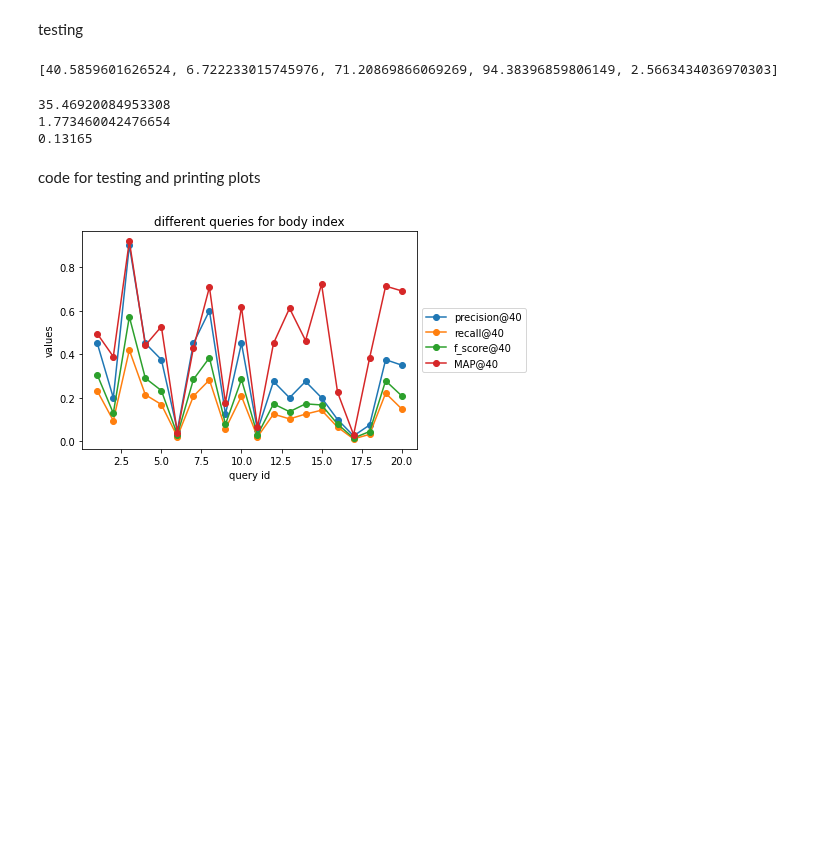
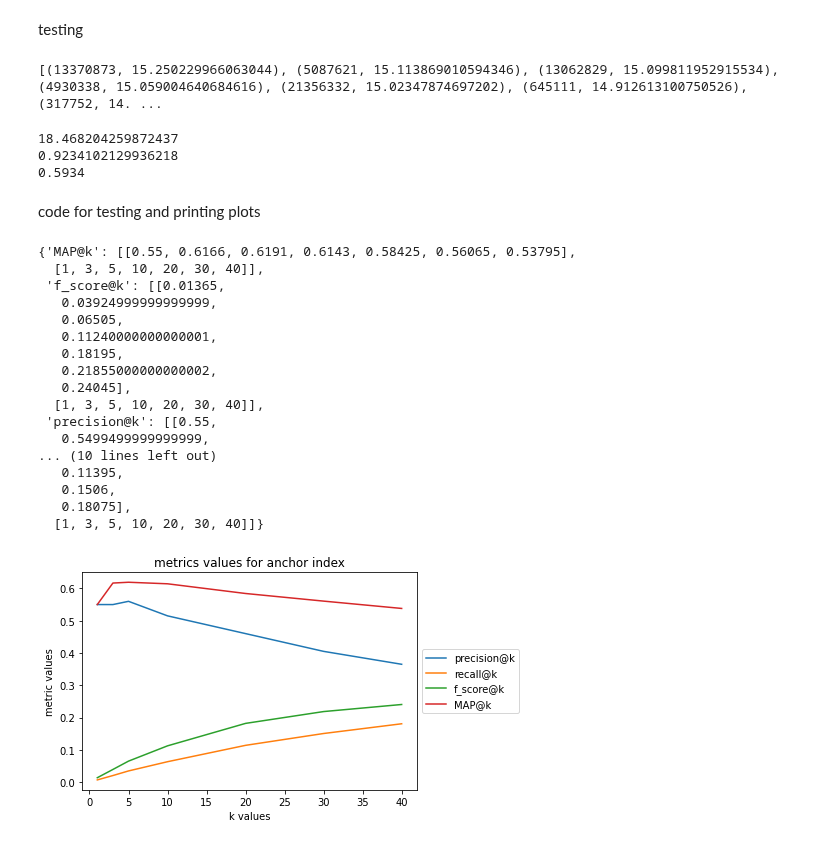
Before and after one commit to noa-blenkitny/WikipediaSearchEngine, a Jupyter notebook: testing_and_evaluations.ipynb, the cells around one changed output. Cells and saved outputs as stored; diff of their text form; code cells hidden in the pictures; blank space fills up the shorter version.

```diff
--- a/testing_and_evaluations.ipynb
+++ b/testing_and_evaluations.ipynb
@@ -53,3 +53,7 @@ anchor_index = InvertedIndex.read_index('/content/drive/MyDrive/IR_Project/final
+# %%
+bm25_T = InvertedIndex.read_index('/content/drive/MyDrive/IR_Project/final_indexes/postings_gcp/',"bm25_T")
+bm25_B = InvertedIndex.read_index('/content/drive/MyDrive/IR_Project/final_indexes/postings_gcp/',"bm25_B")
+bm25_A = InvertedIndex.read_index('/content/drive/MyDrive/IR_Project/final_indexes/postings_gcp/',"bm25_A")
 # %%
 queries=[(1,{'question':"python",'relevance_assessments': [23862, 23329, 53672527, 21356332, 4920126, 5250192, 819149, 46448252, 83036, 88595, 18942, 696712, 2032271, 1984246, 5204237, 645111, 18384111, 3673376, 25061839, 271890, 226402, 2380213, 1179348, 15586616, 50278739, 19701, 3596573, 4225907, 19160, 1235986, 6908561, 3594951, 18805500, 5087621, 25049240, 2432299, 381782, 9603954, 390263, 317752, 38007831, 2564605, 13370873, 2403126, 17402165, 23678545, 7837468, 23954341, 11505904, 196698, 34292335, 52042, 2247376, 15858, 11322015, 13062829, 38833779, 7800160, 24193668, 440018, 54351136, 28887886, 19620, 23045823, 43003632, 746577, 1211612, 8305253, 14985517, 30796675, 51800, 964717, 6146589, 13024, 11583987, 57294217, 27471338, 5479462]}),
  (2,{'question':"data science",'relevance_assessments': [35458904, 2720954, 54415758, 233488, 12487489, 48364486, 487132, 416589, 27051151, 66414222, 18985040, 4141563, 376707, 67092078, 61624594, 59591015, 49681, 55052729, 31663650, 35757264, 63995662, 3461736, 56499662, 43003632, 26685, 10147369, 24932989, 66982525, 5323, 46207323, 8495, 31915311, 51552534, 64057049, 45443335, 37849704, 42149032, 63198823, 38833779, 26880450, 39171985, 5213, 44133735, 28486111, 48972018, 23943140, 17740009, 49954680, 28326718, 63016369, 56023027, 58731, 55207134, 62798611, 65732625, 58255666, 68181697, 47892671, 1309220, 65499427, 58255600, 47638279, 46626475, 46374359, 53343108, 173332, 7671, 18745015, 50565707, 57143357, 45112545, 63148404, 50533783, 51112472, 49281083, 51505979, 1181008, 56731447, 59116880, 51578025, 21462612, 1765779, 39675445, 42253]}),
@@ -70,7 +74,17 @@ queries=[(1,{'question':"python",'relevance_assessments': [23862, 23329, 5367252
  (17,{'question':"what to watch",'relevance_assessments': [55840499, 40475635, 48308444, 65766671, 175537, 7235116, 164376, 42262371, 60883, 53066659, 989858, 302808, 37331423, 18948312, 4552880, 13612929, 55864774, 35729649, 1350109, 52766120, 147143, 55411770, 6920292, 38539, 29831, 23776, 20840, 50276487, 3470969, 59480957, 617668, 33279717, 63704575, 65693607, 57944031, 27306717, 1732642, 32255505, 37061023, 43379979, 19508643, 58150649, 2381862, 21899417, 40438099, 40030145, 6405787, 504230, 925736, 60446377, 37669357, 44146329, 54647064, 66938917, 64704775, 169672, 40867822, 5230872, 66259016, 67736156, 13690215, 342398, 57579192, 394697, 33757091, 55825336, 1068736, 2009711, 47778072, 41451023, 35306910, 31607, 56789255, 18383702, 1492414, 37901793, 2650227, 7152087, 60587209, 818234, 66814247, 59800766, 2387993, 66255918, 63241742, 4765530, 27375211, 21863425, 618856]}),
  (18,{'question':"best marvel movie",'relevance_assessments': [57069491, 65967176, 42163310, 878659, 27306717, 41677925, 1074657, 44240443, 17296107, 60952488, 43603241, 22114132, 46208997, 36450985, 41974555, 56289672, 60616450, 59502488, 33038861, 61699239, 61651800, 39368416, 29129051, 55935213, 54537218, 62372638, 60774345, 63090183, 37497391, 51430647, 67229718, 9110929, 61329320, 44254295, 41974496, 200563, 58481694, 48530084, 56289572, 22144990, 612052, 59162931, 55511148, 55511147, 61073786, 59892, 36484005, 36484254, 66423851, 62482816, 1275470, 5676692, 7927053, 60754840, 26999426, 60744481, 56289553, 60463979, 701741, 60283633, 1129847, 36439749, 4451883, 55511155, 22144721, 45359871, 723126, 43655965, 57275457, 12673434, 43867095, 26763420, 39293265, 15003874, 41668588, 61592102, 67063919, 11891433, 64057670, 61513780, 39345917, 67063906, 1221476, 41008758, 60587000, 7729, 2152196, 5027882, 509738, 403585, 26866372, 1339248, 3473503, 4148655]}),
  (19,{'question':"how tall is the eiffel tower",'relevance_assessments': [9232, 31655286, 4465969, 50230910, 35392555, 17664319, 548182, 148869, 34080, 64487, 12232, 38253534, 1278990, 705310, 1849140, 37882040, 305175, 41731654, 5486819, 38345627, 222491, 48534532, 61371, 5065635, 1273047, 881491, 40797848, 6788, 10000, 595149, 43617005, 64437720, 580320, 24001, 5052869, 5028853, 6112, 43825684, 22910214, 13338662, 16990777, 39902695, 7424280, 2040288, 3945278, 167585, 1632912, 13065408, 59917348, 27218900, 1884312, 4539416, 71899, 38342244, 308868, 12629761, 61402898, 19931851, 66273148, 384286, 5763069, 19437928, 8166922, 4649105, 1525546, 26775738, 671331, 2730731]}),
- (20,{'question':"where does vanilla flavoring come from",'relevance_assessments': [828085, 32623, 228190, 25311310, 1183972, 240668, 1808135, 10133081, 9917505, 297576, 10591, 5961225, 12897776, 4105482, 27944015, 7368588, 31591921, 431786, 64085, 12209015, 3342275, 21828, 42416319, 7082459, 48212, 529439, 7089, 704826, 228234, 225870, 3651805, 2837891, 976456, 3214240, 23054130, 54587, 8073864, 40783886, 48936348, 634940, 222266, 62149, 25342571, 167891, 241559, 4456418, 7778546, 50280699, 19886, 1188562, 249116, 6690, 35292743, 60862228, 3546873, 348499, 60088597, 113092, 180251, 7438610, 2668736, 55539, 849869, 3111871, 54840207, 64088, 2005216, 507776, 1124192, 304091, 49090939, 39727947, 1063168, 56069398, 84241, 1670565, 3631020, 566114, 1471058, 4979006, 1902624, 1613163, 654732, 937047, 16749463, 2142071, 30224834, 2208584, 34482422, 41580016, 2190209, 23139600, 24056098, 53469]})]
+ (20,{'question':"where does vanilla flavoring come from",'relevance_assessments': [828085, 32623, 228190, 25311310, 1183972, 240668, 1808135, 10133081, 9917505, 297576, 10591, 5961225, 12897776, 4105482, 27944015, 7368588, 31591921, 431786, 64085, 12209015, 3342275, 21828, 42416319, 7082459, 48212, 529439, 7089, 704826, 228234, 225870, 3651805, 2837891, 976456, 3214240, 23054130, 54587, 8073864, 40783886, 48936348, 634940, 222266, 62149, 25342571, 167891, 241559, 4456418, 7778546, 50280699, 19886, 1188562, 249116, 6690, 35292743, 60862228, 3546873, 348499, 60088597, 113092, 180251, 7438610, 2668736, 55539, 849869, 3111871, 54840207, 64088, 2005216, 507776, 1124192, 304091, 49090939, 39727947, 1063168, 56069398, 84241, 1670565, 3631020, 566114, 1471058, 4979006, 1902624, 1613163, 654732, 937047, 16749463, 2142071, 30224834, 2208584, 34482422, 41580016, 2190209, 23139600, 24056098, 53469]}),
+  (21,{'question':"best ice cream flavour",'relevance_assessments': [42416319, 30224834, 48212, 21828, 745000, 3342275, 23054130, 25311310, 2837891, 1124192, 978236, 1188562, 7082459, 47270314, 3651805, 2606761, 40783886, 34482422, 2298022, 6311077, 43334967, 24056098, 483473, 2190209, 11859370, 44309134, 17634819, 54595558, 39817115, 1889217, 897934, 2142071, 36906301, 1412877, 3644514, 42360671, 53354661, 22757645, 23114830, 2831887, 548336, 566114, 872876, 12209015, 42393261, 515436, 657055, 19558531, 8703840, 58534087, 50727159, 1532857, 362124, 40790752, 1092688, 5266044, 1531621, 37652572, 1207268, 1493164, 14342785, 7660130, 64594706, 2446518, 16969340, 20439501, 29538871, 18944151, 60888779, 33481262, 50498250, 430008, 2246339, 60395596, 6889129]}),
+  (22,{'question':"how to tie a tie",'relevance_assessments': [6974438, 298232, 1517154, 6159650, 491172, 2881613, 6719413, 38464202, 2881547, 609528, 435492, 30597745, 37469, 59024, 371327, 2078529, 8491563, 40536338, 37421, 40774543, 5118574, 2766942, 4673201, 2636347, 559339, 20327832, 17412253, 426315, 6060889, 2110221, 17566205, 529780, 337814, 5270659, 7273911, 249858, 32468394, 16887435, 903052, 4676317, 47419336, 49355, 1807656, 19960341, 44547, 7775525, 48253954, 29604056, 469664, 9066654, 8133498, 52281147, 24997576, 37454, 9952602, 16938429, 7154355, 22199452, 912227, 22549390, 1632324, 9675171, 8867983, 3294758, 57591892, 5563310, 2297090, 7718500, 35973111, 50795, 4553108, 4660251, 20323494, 3493102, 5302000, 3013373, 14438844, 498076, 8100167, 12356944, 4169317, 3664299, 801978, 42980570, 27833186]}),
+  (23,{'question':"how to earn money online",'relevance_assessments': [17362858, 8957449, 13612149, 51895777, 60898024, 50683920, 42471422, 8983183, 63295665, 484030, 3206057, 1847385, 52412294, 31452088, 1012806, 59440349, 195809, 703758, 15037, 1279101, 2095532, 17418777, 805626, 6050003, 19390, 19776474, 11921, 4193788, 14754518, 21179478, 2732267, 2941963, 39217006, 2905253, 1946204, 3287760, 59872594, 39206, 63121, 234921, 48732, 19344654, 372478, 32843712, 4361873, 806538, 3524766, 2797868, 43601944, 48449792, 13051060, 45691897, 46526, 36662188, 142528, 19288592, 43250171, 42332846, 2213921, 56440839, 33680356, 529056, 32362461, 68186473, 51097615, 17519943, 4567010, 610452, 60739751, 19585449, 3528947, 846772, 59568301, 10554676, 2738057, 28026533, 26700112, 1549819, 35917094, 24593449, 30810141, 4992612, 57851653, 32400932, 18169326, 21549213, 57275912, 1118379, 57313961, 909036, 35356507, 4355398, 236424, 1719292, 52328, 1184796]}),
+  (24,{'question':"what is critical race theory",'relevance_assessments': [2002497, 1655005, 66355340, 650704, 42736966, 4730170, 41055774, 56081344, 2570959, 3322361, 818420, 36598455, 14684661, 9557957, 37989952, 46269496, 1943640, 46677020, 10782332, 52985524, 475952, 65366095, 13700748, 742316, 3923466, 4080953, 65176113, 8848402, 487090, 56833348, 64159270, 25613, 48253536, 14062336, 55536490, 53653129, 63327652, 43441237, 141013, 2612612, 4876011, 35237477, 64444618, 3057990, 50777038, 67071821, 56042524, 295993, 10827381, 356785, 1849681, 200734, 3188121, 25614, 2495537, 67924707, 42347365, 26952693, 6013, 42757076, 33637422, 60698570, 12210793, 40845811, 46613990, 56363941, 64784613, 22494577, 2794874, 1566357, 229236, 23213, 33178, 348111, 67162622, 40068424, 8094067, 1896889, 1999636, 1929338, 42469790]}),
+  (25,{'question':"what space movie was made in 1992",'relevance_assessments': [19492975, 2009711, 18491946, 565318, 2199665, 2489613, 265033, 20874323, 3626050, 60534633, 23941708, 2103762, 16943307, 896634, 4055486, 1722156, 171581, 2509885, 2161511, 35107462, 19347339, 224220, 10669385, 142417, 2453923, 40075315, 2963622, 3746, 213251, 6837398, 23487440, 5083422, 1152328, 13280124, 27289304, 75222, 628467, 1249019, 36875530, 23388142, 422269, 263344, 1071462, 56099, 3653602, 1562284, 14384, 2052387, 2682907, 6009939, 672934, 272659, 2203853, 492540, 689763, 13383187, 17621896, 36310013, 17868447, 28240, 17461478, 149124, 13149, 859458, 49127538, 75290, 3178385, 6984004, 21944373, 3478140, 2080, 14573, 1673495, 11858188, 32158923, 30294906, 201525, 28327, 4800, 3188952, 4481567, 1660387, 524987, 44822802, 8571805, 9974017, 879000, 2108776, 10180504, 6245494, 1403888, 596078, 133574, 142049, 1858763, 36643850, 177541, 28239]}),
+  (26,{'question':"how to vote",'relevance_assessments': [17255946, 99860, 66293350, 29066482, 924170, 85533, 994892, 1127534, 430980, 21491579, 667785, 382165, 1591777, 64210828, 479210, 1262999, 319703, 7209753, 12119521, 1857, 37179209, 70322, 630522, 30332, 41609161, 1236844, 22265206, 20071428, 318313, 7928434, 538393, 27363348, 907259, 699156, 33110953, 1833715, 79906, 6102876, 886827, 1125781, 55791, 20089569, 823320, 9457, 863306, 25767045, 29589, 70136, 23298, 925493, 5048642, 14650035, 59594788, 26726864, 925506, 480905, 1387946, 925740, 20072937, 1050340, 7959, 23269223, 64499620, 925728, 371301, 763947, 31664, 924141, 46023, 5372935, 57393329, 48870396, 315204, 23032578, 25908, 37593868, 871796, 64695698, 51582, 36968102, 8009590, 1516039, 7529001, 169131, 1435428, 24909346, 47350955, 13624574, 1141303, 33849881, 827717, 1442241, 7913597, 261709, 65028817, 60670913, 52647644, 1435365, 1125761]}),
+  (27,{'question':"google trends",'relevance_assessments': [5101133, 18745215, 9483388, 24615479, 12431, 37593992, 10448121, 6956596, 1497849, 286747, 59868408, 4465875, 8598331, 35673556, 27051151, 1360154, 47799755, 18968719, 44008170, 24213566, 54737654, 5339378, 187946, 26275110, 30853394, 12003767, 7043619, 67414554, 47615485, 32613098, 33367993, 34083096, 3609466, 49132107, 53356243, 28236187, 1027207, 47339470, 37779362, 37980517, 62705077, 41815118, 3524766, 37728339, 32158961, 1491100, 56313056, 3660182, 1762557, 9933471, 43959031, 38755390, 3067569, 28190146, 37670240]}),
+  (28,{'question':"dim sum",'relevance_assessments': [100640, 269558, 1959777, 22670461, 67072363, 11971218, 34617580, 47775306, 47840375, 28827117, 11827767, 17031486, 11689293, 9526854, 11980851, 11971397, 47806602, 11266183, 4992439, 47775348, 46357913, 52906, 3768042, 3746367, 47827570, 41905327, 1844187, 4023588, 2474625, 4749106, 63602774, 4146044, 3828139, 46186668, 47827574, 37967188, 10265984, 5321303, 46665704, 4344526, 11894026, 1907296, 60769053, 519667, 18408298, 13958538, 13719853, 41546279, 67493391, 3577886, 2054954, 48241318, 4093674, 898916, 2012983, 13902799, 2626421, 54284514, 10887219, 40759810, 20505468, 43607423, 6168739, 2134361, 47434601, 47769544, 19433498, 47837049, 52554299, 678353]}),
+  (29,{'question':"ted",'relevance_assessments': [1533342, 31201599, 1584013, 30475, 37584615, 217241, 143377, 64114692, 10519138, 29342321, 21437073, 18621887, 1583998, 184136, 2500271, 45064023, 325507, 31550, 151327, 697063, 696077, 5038510, 181094, 11313, 1969515, 31416, 2258017, 978107, 644332, 2546904, 654916, 19124595, 31496, 1975250, 2963902, 412488, 31034, 1151958, 6393894, 1999475, 2231973, 2117988, 592436, 3107577, 42223, 3403854, 5350984, 25623974, 59534710, 2199987, 9315633, 7957691, 12776016, 62936384, 344293, 923698, 396962, 2711314, 1864891, 671431, 1148089, 26941571, 50462114, 168223, 72573, 8773677, 3610075, 5063356, 21604314, 35250361, 3466910, 8912934, 1577008, 14759518, 340407, 2698183, 32276880, 61893262, 766875, 23732462, 2386093, 872439, 12070623, 44494636, 1645263, 2076169, 5774818, 263154, 1060171, 151944]}),
+  (30,{'question':"fairy tale",'relevance_assessments': [43494, 8915322, 6353598, 10079967, 6815937, 264917, 2390053, 26212422, 499537, 3357705, 73453, 10836835, 2833980, 160108, 6727140, 10154200, 28096917, 347068, 301064, 1248103, 194085, 100970, 8092560, 10691928, 10647218, 6709491, 243674, 21579170, 5344857, 28062197, 8468850, 9433102, 7036255, 2810191, 19702661, 8469156, 5316295, 24111672, 5330985, 27159781, 10957878, 10687051, 10958920, 8474963, 13550, 22905489, 6424614, 49185121, 6577165, 5699016, 254519, 5136015, 22725, 10922531, 2596759, 36543677, 11834672, 299250, 5522290, 8464191, 5318218, 3960323, 3782493, 64502192, 3182759, 5123174, 4427231, 3383895, 2865013, 87644, 36928057, 26598863, 7381258]})]
 # %% [markdown]
 testing
 # %%
@@ -661,14 +676,7 @@ def backend_search(query,body_index,title_index,anchor_index,page_rank,title_wei
-# %%
-x=[]
-counter=5
-for k,v in pr.items():
-  if counter ==0:
-    break
-  x.append(v)
-  counter-=1
-print(x)
-# %% [output]
-[40.5859601626524, 6.722233015745976, 71.20869866069269, 94.38396859806149, 2.5663434036970303]
+# %%
+print(best_backend_search(["python"], bm25_A))
+# %% [output]
+[(13370873, 15.250229966063044), (5087621, 15.113869010594346), (13062829, 15.099811952915534), (4930338, 15.059004640684616), (21356332, 15.02347874697202), (645111, 14.912613100750526), (317752, 14. ...
 # %%
 
 # #time to search in index (body):
@@ -701,11 +709,12 @@ print(x)
 #   avg_presicion_list.append(average_precision(queries[key-1][1]['relevance_assessments'],value))
 # print(np.mean(avg_presicion_list))
 
+
 #time to search in index (body):
 t_search = time()
 search_res={}
 for query in queries:
-  search_res[query[0]]=backend_search(query[1]['question'],body_index,title_index,anchor_index,pr,0.1,0.4,0.05,0.45)
+  search_res[query[0]]=backend_search(query[1]['question'],bm25_B,bm25_T, pr, 0.1,0.7,0.2)
 search_result_time = time() - t_search
 #print(search_res)
 print(search_result_time)
@@ -716,24 +725,41 @@ for key, value in search_res.items():
   avg_presicion_list.append(average_precision(queries[key-1][1]['relevance_assessments'],value))
 print(np.mean(avg_presicion_list))
 # %% [output]
-35.46920084953308
-1.773460042476654
-0.13165
+18.468204259872437
+0.9234102129936218
+0.5934
 # %% [markdown]
 code for testing and printing plots
 # %%
 
 
 #true_relevancy = [(1,{'question': 'python','relevance_assessments' : query_python_true_list}),(2,{'question': 'why do men have nipples','relevance_assessments' : query_nipples_true_list})]
 #predicted_relevancy_for_body = {1:body_search_result,2:few_body_search_result}
 #print(predicted_relevancy_for_body)
 #predicted_relevancy_for_title = {1:title_search_result,2:few_title_search_result}
 #predicted_relevancy_for_anchor = {1:anchor_search_result,2:few_anchor_search_result}
 #metrices_names = ['precision@k','recall@k','f_score@k','MAP@k']
 metrices_names = ['precision@k','recall@k','f_score@k','MAP@k']
 k_values = [1,3,5,10,20,30,40]
 #k_values = [1,3,5,10]
 plot_metric_with_differnt_k_values(queries,search_res,metrices_names,k_values)
-plot_metric_different_quieries(queries,search_res,metrices_names,40)
+# plot_metric_different_quieries(queries,search_res,metrices_names,40)
 # %% [output]
+{'MAP@k': [[0.55, 0.6166, 0.6191, 0.6143, 0.58425, 0.56065, 0.53795],
+  [1, 3, 5, 10, 20, 30, 40]],
+ 'f_score@k': [[0.01365,
+   0.03924999999999999,
+   0.06505,
+   0.11240000000000001,
+   0.18195,
+   0.21855000000000002,
+   0.24045],
+  [1, 3, 5, 10, 20, 30, 40]],
+ 'precision@k': [[0.55,
+   0.5499499999999999,
+... (10 lines left out)
+   0.11395,
+   0.1506,
+   0.18075],
+  [1, 3, 5, 10, 20, 30, 40]]}
-[figure, old version]
+[figure, new version]
```
Also changed, not shown: parts of 2 cells of this notebook.
